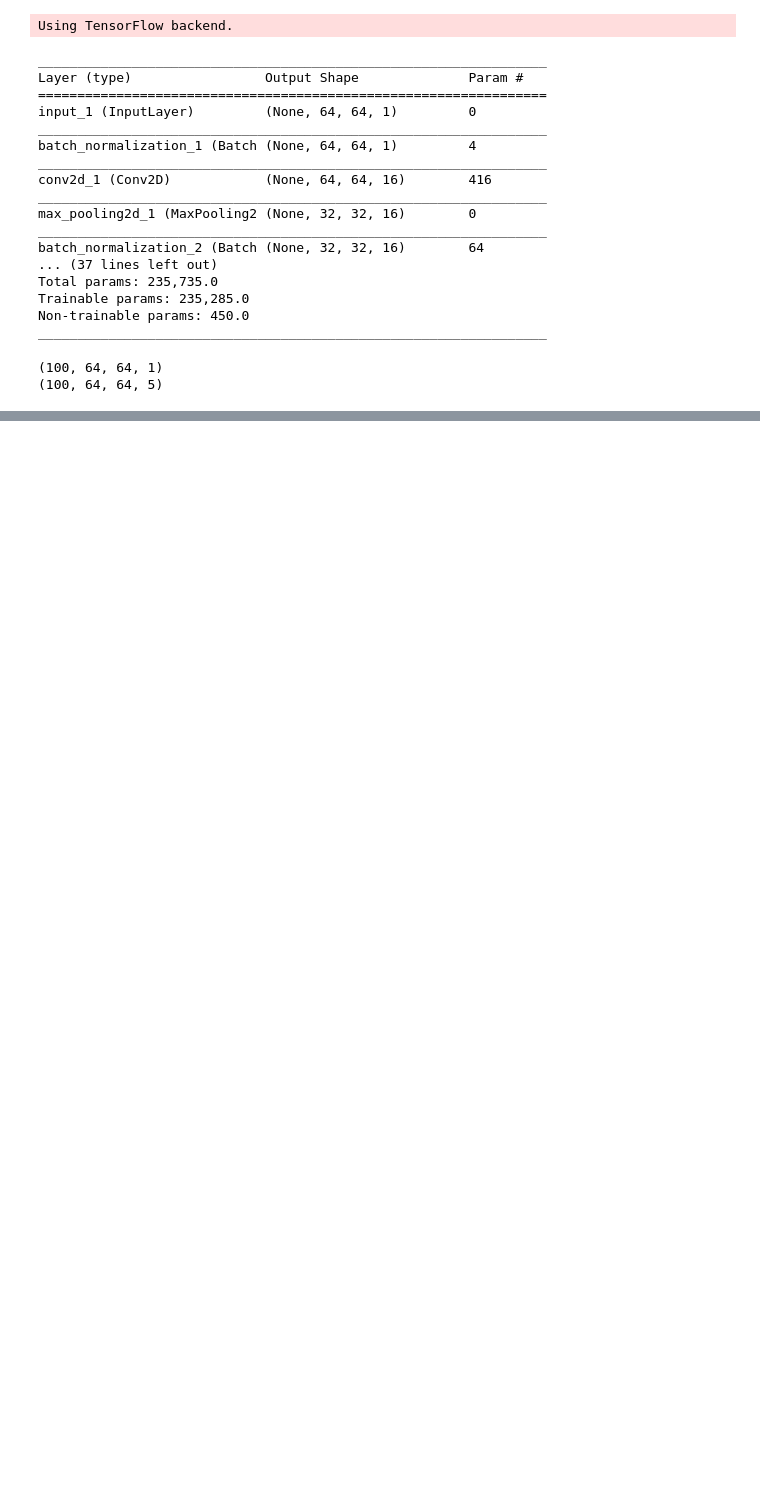
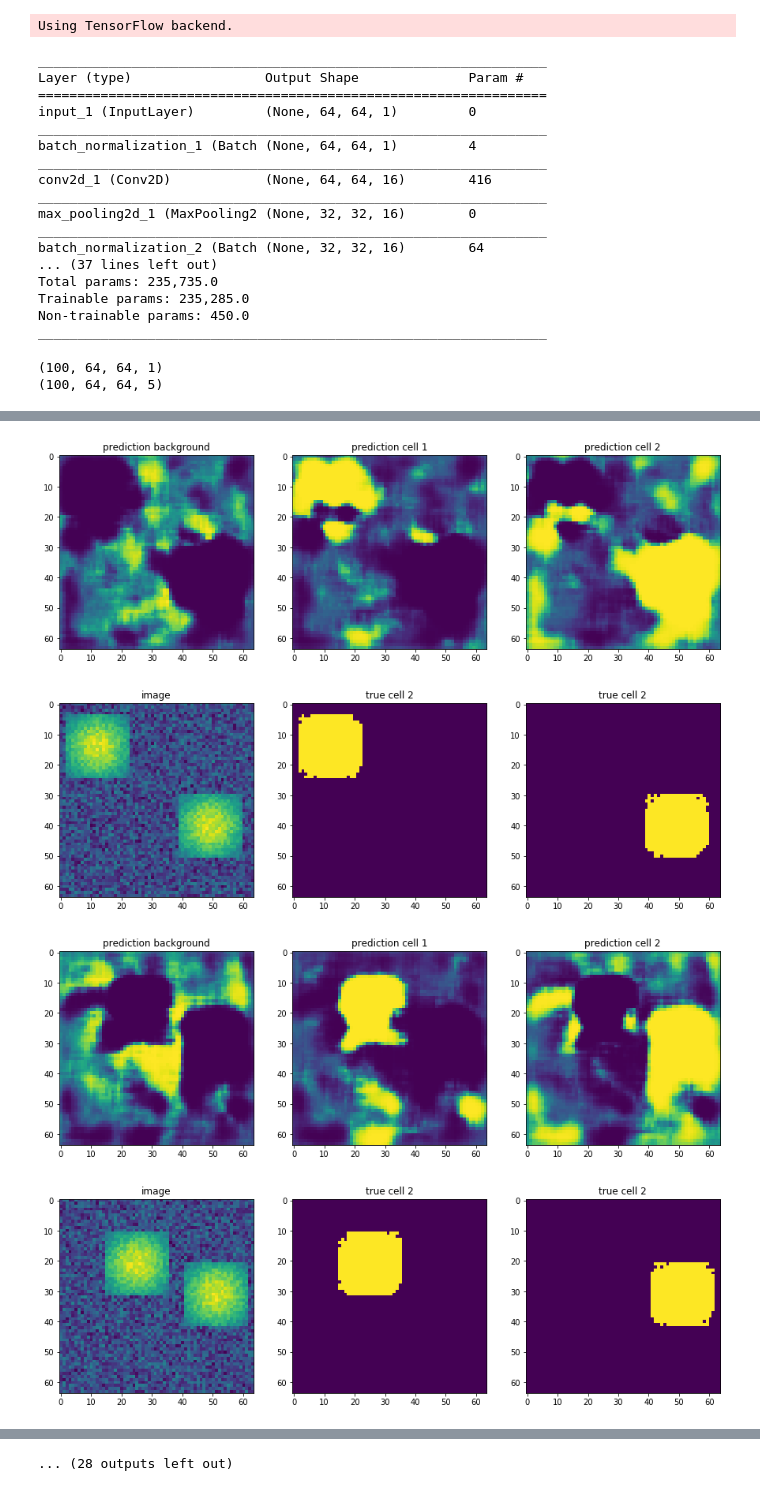
Before and after one commit to jr0th/crazycost, a Jupyter notebook: code/network.ipynb, the cells around one changed output, grey strips where cells are left out. Saved outputs shown, nothing was run; the diff lists cells and outputs as text; code cells hidden in the pictures; blank space fills up the shorter version.

```diff
--- a/code/network.ipynb
+++ b/code/network.ipynb
@@ -34,8 +34,8 @@ dim2 = 64
 batch_size = 100
 epochs = 1000
 
-path_x = '../data/dummy_y3D/x.npy'
-path_y = '../data/dummy_y3D/y.npy'
+path_x = '../images/X.npy'
+path_y = '../images/Y.npy'
 
 tb_log_dir = '../logs/'
 # %%
@@ -108,14 +108,14 @@ print(Y.shape)
 (100, 64, 64, 1)
 (100, 64, 64, 5)
 # %%
-optimizer = keras.optimizers.sgd()
-loss_wrapper = functools.partial(helper.loss_functions.crazyloss, dim1=64, dim2=64)
+optimizer = keras.optimizers.sgd(lr = 1e-4)
+loss_wrapper = functools.partial(helper.loss_functions.crazyloss_one_thresh, dim1=64, dim2=64)
 loss_wrapper.__name__ = "wrapper"
 loss = loss_wrapper
 callbacks = [keras.callbacks.TensorBoard(tb_log_dir, histogram_freq=10)]
 model.compile(optimizer, loss)
 # %%
-model.fit(X, Y, batch_size, epochs, validation_split=0.2, callbacks=callbacks)
+model.fit(X[0:80,:,:,:], Y[0:80,:,:,:], batch_size, epochs, validation_data=(X[80:100],Y[80:100]), callbacks=callbacks)
 # %% [output]
 Train on 80 samples, validate on 20 samples
 INFO:tensorflow:Summary name batch_normalization_1/gamma:0 is illegal; using batch_normalization_1/gamma_0 instead.
@@ -137 +137,32 @@ Epoch 1000/1000
 <keras.callbacks.History at 0x...>
+# %%
+X_val = X[80:100]
+Y_val = Y[80:100]
+
+preds = model.predict(X_val, batch_size=batch_size)
+
+for i in range(100-80):
+
+    figure, plot = plt.subplots(ncols=3, nrows=1, figsize=(3*5, 5))
+    plot[0].imshow(preds[i,:,:,0])
+    plot[0].set_title('prediction background')
+    plot[1].imshow(preds[i,:,:,1])
+    plot[1].set_title('prediction cell 1')
+    plot[2].imshow(preds[i,:,:,2])
+    plot[2].set_title('prediction cell 2')
+    plt.show()
+
+    figure, plot = plt.subplots(ncols=3, nrows=1, figsize=(3*5, 5))
+    plot[0].imshow(X_val[i,:,:,0])
+    plot[0].set_title('image')
+    plot[1].imshow(Y_val[i,:,:,1])
+    plot[1].set_title('true cell 2')
+    plot[2].imshow(Y_val[i,:,:,2])
+    plot[2].set_title('true cell 2')
+
+    plt.show()
+# %% [output]
+[figure, added]
+[figure, added]
+[figure, added]
+[figure, added]
@@ -137,0 +177 @@ Epoch 1000/1000
+... (28 outputs left out)
```
Also changed, not shown: parts of 7 cells of this notebook, 3 other files.
